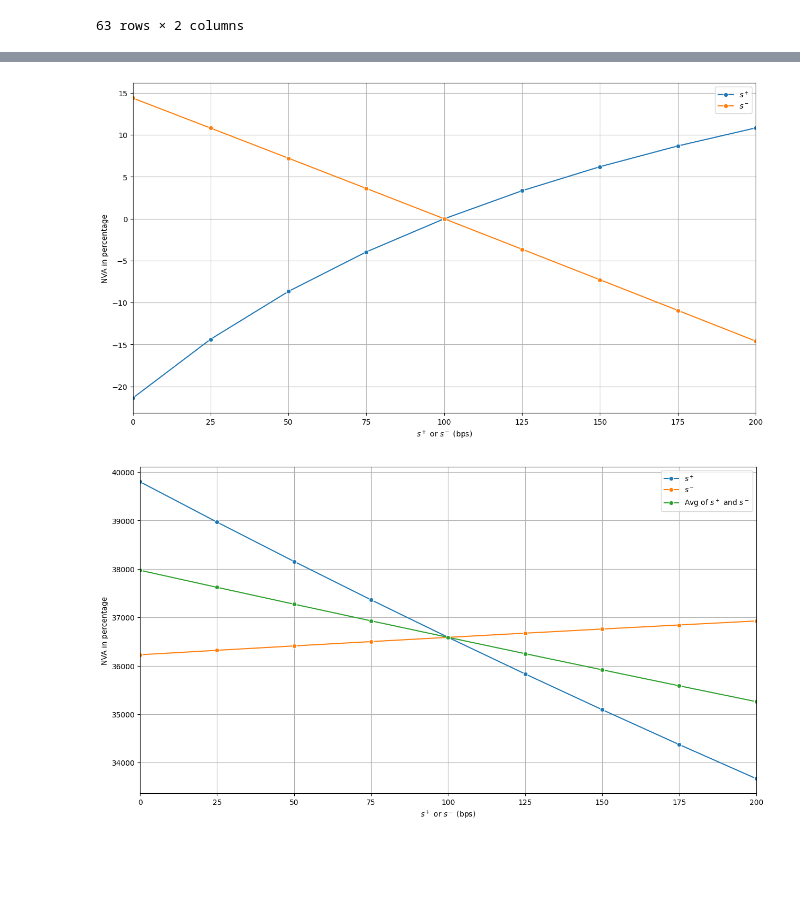
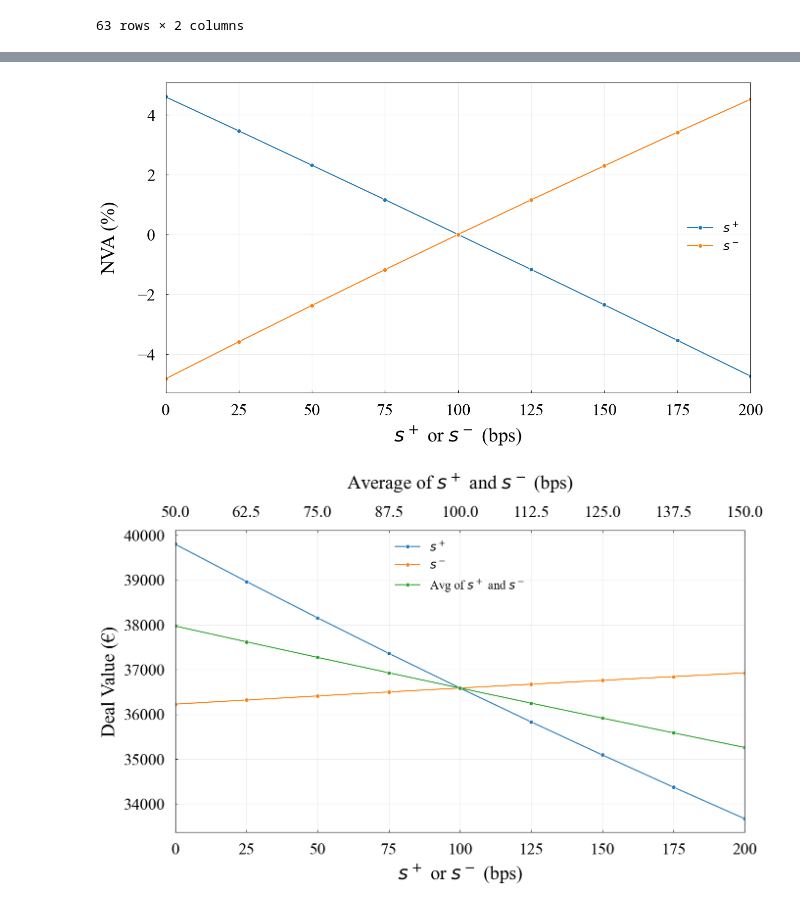
Before and after one commit to Eskild-afk/MasterThesis, a Jupyter notebook: simulationsTimes.ipynb, the cells around one changed output, grey strips where cells are left out. Drawn from its saved outputs; the diff is of its cells as text; code cells hidden in the pictures; blank space fills up the shorter version.

```diff
--- a/simulationsTimes.ipynb
+++ b/simulationsTimes.ipynb
@@ -321,25 +381,52 @@ def lineM(x):
 def line(x):
     res = forGraphSpread.iloc[np.where((forGraphSpread['sp']==round(0.5*(x+0.01),5)))]['Total'].values[0]
     return res
-
+plt.rc('font',family='Times New Roman')
 fig, ax = plt.subplots(figsize=(15, 8))
-ax = sns.lineplot(x=forGraphSpreadP['sp']*10000, y=[(lineP(x)-line(x))/lineP(x)*100 for x in forGraphSpreadP['sp']],markers=True, marker = 'o', dashes=False, label = '$s^+$')
-ax = sns.lineplot(x=forGraphSpreadM['sm']*10000, y=[(lineM(x)-line(x))/lineM(x)*100 for x in forGraphSpreadM['sm']],markers=True, marker = 'o', dashes=False, label = '$s^-$')
-ax.grid()
-ax.set(xlabel = '$s^+$ or $s^-$ (bps)', ylabel = 'NVA in percentage')
+ax = sns.lineplot(x=forGraphSpreadP['sp']*10000, y=[(lineP(x)-line(x))/(lineP(x)+swpt)*100 for x in forGraphSpreadP['sp']],markers=True, marker = 'o', dashes=False, label = '$s^+$')
+ax = sns.lineplot(x=forGraphSpreadM['sm']*10000, y=[(lineM(x)-line(x))/(lineM(x)+swpt)*100 for x in forGraphSpreadM['sm']],markers=True, marker = 'o', dashes=False, label = '$s^-$')
+ax.grid(alpha=0.25)
+# ax.set(xlabel = '$s^+$ or $s^-$ (bps)', ylabel = 'NVA in percentage')
+ax.set_xlabel('$s^+$ or $s^-$ (bps)', fontname="Times New Roman", fontsize = 28)
+ax.set_ylabel('NVA (%)', fontname="Times New Roman", fontsize = 28)
+ax.tick_params(axis='x', direction='in', right = 'True', labelsize = 24, pad = 15)
+ax.tick_params(axis='y', direction='in', top = 'True', labelsize = 24, pad = 15)
+ax.xaxis.set_label_coords(0.5, -0.1)
+ax.yaxis.set_label_coords(-0.08, 0.5)
+plt.legend(frameon = False, fontsize = 18)
 ax.set_xlim(0,200)
 plt.savefig(f'./Graphs/NVASWPT.png', bbox_inches='tight')
 # %% [output]
-[figure, old version]
+[figure, new version]
 # %%
+plt.rc('font',family='Times New Roman')
+
 fig, ax = plt.subplots(figsize=(15, 8))
 ax = sns.lineplot(x=forGraphSpreadP['sp']*10000, y=[lineP(x)+swpt for x in forGraphSpreadP['sp']],markers=True, marker = 'o', dashes=False, label = '$s^+$')
 ax = sns.lineplot(x=forGraphSpreadP['sp']*10000, y=[lineM(x)+swpt for x in forGraphSpreadP['sp']],markers=True, marker = 'o', dashes=False, label = '$s^-$')
 ax = sns.lineplot(x=forGraphSpreadP['sp']*10000, y=[line(x)+swpt for x in forGraphSpreadP['sp']],markers=True, marker = 'o', dashes=False, label = 'Avg of $s^+$ and $s^-$')
 
-ax.grid()
-ax.set(xlabel = '$s^+$ or $s^-$ (bps)', ylabel = 'NVA in percentage')
+ax.grid(alpha=0.25)
+# ax.set(xlabel = '$s^+$ or $s^-$ (bps)', ylabel = 'NVA in percentage')
+ax.set_xlabel('$s^+$ or $s^-$ (bps)', fontname="Times New Roman", fontsize = 28)
+ax.set_ylabel('Deal Value (€)', fontname="Times New Roman", fontsize = 28)
+ax.tick_params(axis='x', direction='in', right = 'True', labelsize = 24, pad = 15)
+ax.tick_params(axis='y', direction='in', top = 'True', labelsize = 24, pad = 15)
+ax.xaxis.set_label_coords(0.5, -0.1)
+ax.yaxis.set_label_coords(-0.1, 0.5)
+plt.legend(frameon = False, fontsize = 18, loc='upper center')
 ax.set_xlim(0,200)
+
+ax2 = ax.twiny()
+ax2.set_xticks(ax.get_xticks())
+ax2.set_xticklabels([0.5*(x+100) for x in ax.get_xticks()])
+
+ax2.set_xlabel('Average of $s^+$ and $s^-$ (bps)', fontname="Times New Roman", fontsize = 28)
+ax2.xaxis.set_label_coords(0.5, 1.14)
+
+ax2.tick_params(axis='x', direction='in', right = 'True', labelsize = 24, pad = 15)
+ax2.tick_params(axis='y', direction='in', top = 'True', labelsize = 24, pad = 15)
+
 plt.savefig(f'./Graphs/AverageRateFVASWPT.png', bbox_inches='tight')
 # %% [output]
-[figure, old version]
+[figure, new version]
```
Also changed, not shown: parts of 9 cells of this notebook, 25 other files.
